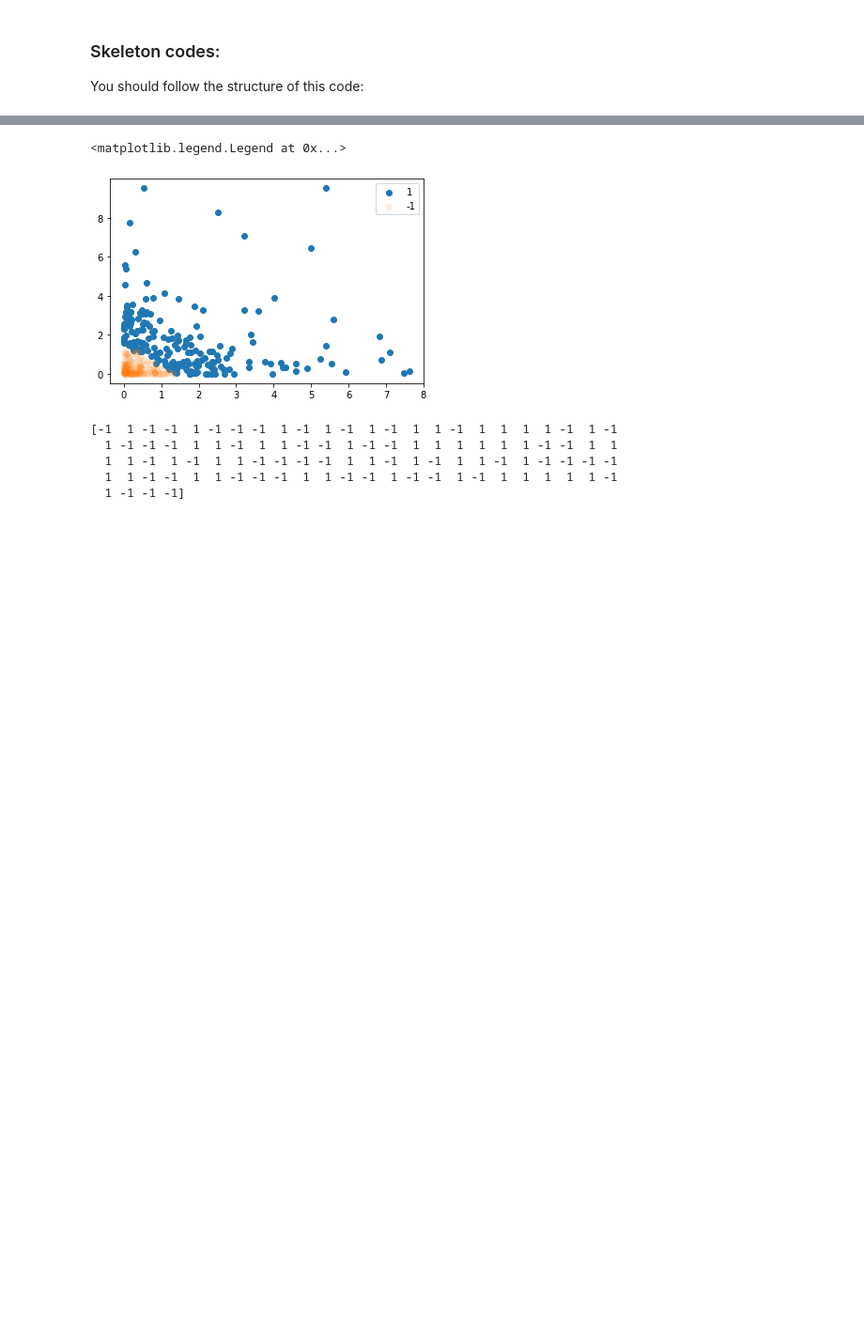
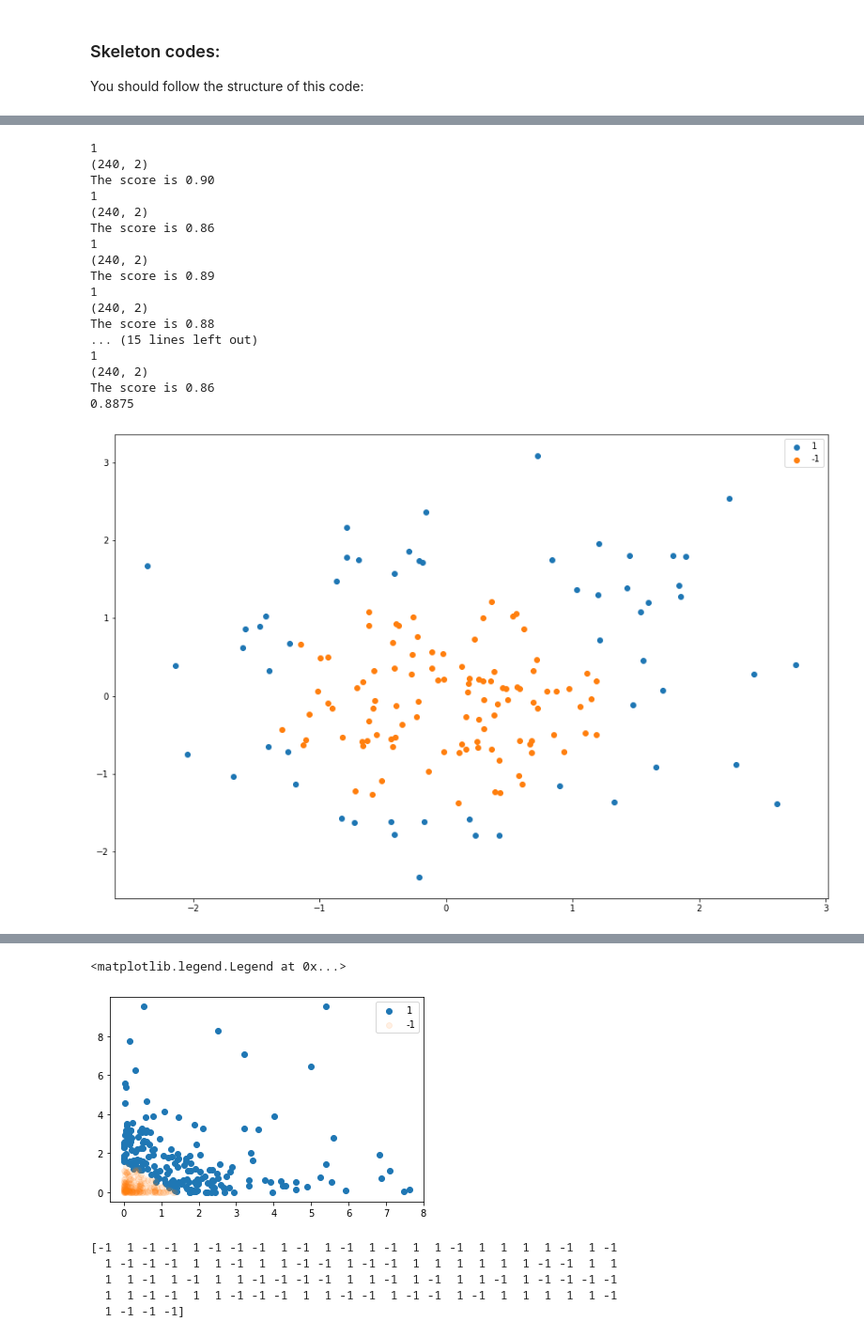
Before and after one commit to LiurongLin/IML_2022, a Jupyter notebook: Assignment1-code_LLin.ipynb, the cells around one changed output, grey strips where cells are left out. Shown: that part at 94% size. Drawn from its saved outputs; the diff is of its cells as text; code cells hidden in the pictures; blank space fills up the shorter version.

```diff
--- a/Assignment1-code_LLin.ipynb
+++ b/Assignment1-code_LLin.ipynb
@@ -156,9 +156,9 @@ class BoostingAlgorithm:
             if np.sum(np.not_equal(y, ypred).astype(int))>0:
 
                 ##total error: sum of the weights of incorrect predictions
-#                 error = np.sum(self.w*np.not_equal(y, ypred).astype(int))
+                error = np.sum(self.w*np.not_equal(y, ypred).astype(int))
 #                 print(f"error is {error:.2f}")
-#                 alpha = 0.5*np.log((1-error)/(error))
+                alpha = 0.5*np.log((1-error)/(error))
 #                 print(f"alpha is {alpha:.2f}")
                 ##update weight
                 self.w = self.w*e**(-alpha*np.sign(y*ypred).astype(int))
@@ -315,0 +324,26 @@ The score is 0.93
+# %%
+scorelist = []
+for i in range (10):
+
+    run(3, BoostingAlgorithm)
+    scorelist.append(score)
+print(np.mean(scorelist))
+# %% [output]
+1
+(240, 2)
+The score is 0.90
+1
+(240, 2)
+The score is 0.86
+1
+(240, 2)
+The score is 0.89
+1
+(240, 2)
+The score is 0.88
+... (15 lines left out)
+1
+(240, 2)
+The score is 0.86
+0.8875
+[figure, added]
```
Also changed, not shown: parts of 5 cells of this notebook.
